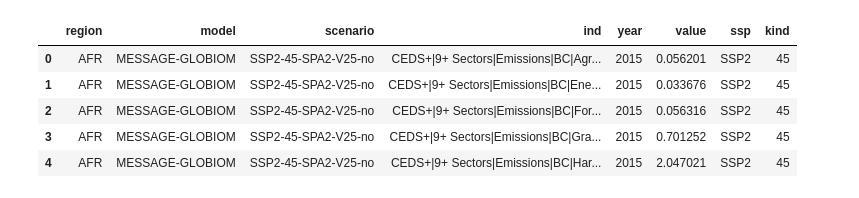
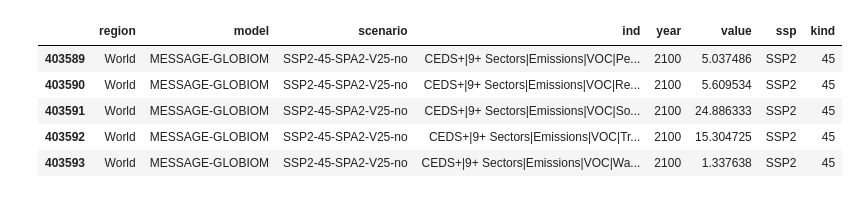
Before and after one commit to gidden/harmonization-methods-paper, a Jupyter notebook: analysis/results.ipynb, the cells around one changed output. Cells and saved outputs as stored; diff of their text form; code cells hidden in the pictures.

```diff
--- a/analysis/results.ipynb
+++ b/analysis/results.ipynb
@@ -19,2 +20,0 @@ utils.plot_lines?
-# %%
-df.loc[df.scenario.str.contains('override'), 'model'] = 'foo'
@@ -26,9 +64,9 @@ utils.plot_lines(df, gas='CO', sector='Industrial Sector')
 # %%
-df.head()
+df.tail()
 # %% [output]
 |  | region | model | scenario | ind | year | value | ssp | kind |
-| 0 | AFR | MESSAGE-GLOBIOM | SSP2-45-SPA2-V25-no | CEDS+|9+ Sectors|Emissions|BC|Agr... | 2015 | 0.056201 | SSP2 | 45 |
-| 1 | AFR | MESSAGE-GLOBIOM | SSP2-45-SPA2-V25-no | CEDS+|9+ Sectors|Emissions|BC|Ene... | 2015 | 0.033676 | SSP2 | 45 |
-| 2 | AFR | MESSAGE-GLOBIOM | SSP2-45-SPA2-V25-no | CEDS+|9+ Sectors|Emissions|BC|For... | 2015 | 0.056316 | SSP2 | 45 |
-| 3 | AFR | MESSAGE-GLOBIOM | SSP2-45-SPA2-V25-no | CEDS+|9+ Sectors|Emissions|BC|Gra... | 2015 | 0.701252 | SSP2 | 45 |
-| 4 | AFR | MESSAGE-GLOBIOM | SSP2-45-SPA2-V25-no | CEDS+|9+ Sectors|Emissions|BC|Har... | 2015 | 2.047021 | SSP2 | 45 |
+| 403589 | World | MESSAGE-GLOBIOM | SSP2-45-SPA2-V25-no | CEDS+|9+ Sectors|Emissions|VOC|Pe... | 2100 | 5.037486 | SSP2 | 45 |
+| 403590 | World | MESSAGE-GLOBIOM | SSP2-45-SPA2-V25-no | CEDS+|9+ Sectors|Emissions|VOC|Re... | 2100 | 5.609534 | SSP2 | 45 |
+| 403591 | World | MESSAGE-GLOBIOM | SSP2-45-SPA2-V25-no | CEDS+|9+ Sectors|Emissions|VOC|So... | 2100 | 24.886333 | SSP2 | 45 |
+| 403592 | World | MESSAGE-GLOBIOM | SSP2-45-SPA2-V25-no | CEDS+|9+ Sectors|Emissions|VOC|Tr... | 2100 | 15.304725 | SSP2 | 45 |
+| 403593 | World | MESSAGE-GLOBIOM | SSP2-45-SPA2-V25-no | CEDS+|9+ Sectors|Emissions|VOC|Wa... | 2100 | 1.337638 | SSP2 | 45 |
```
Also changed, not shown: parts of 19 cells of this notebook, 3 other files.
